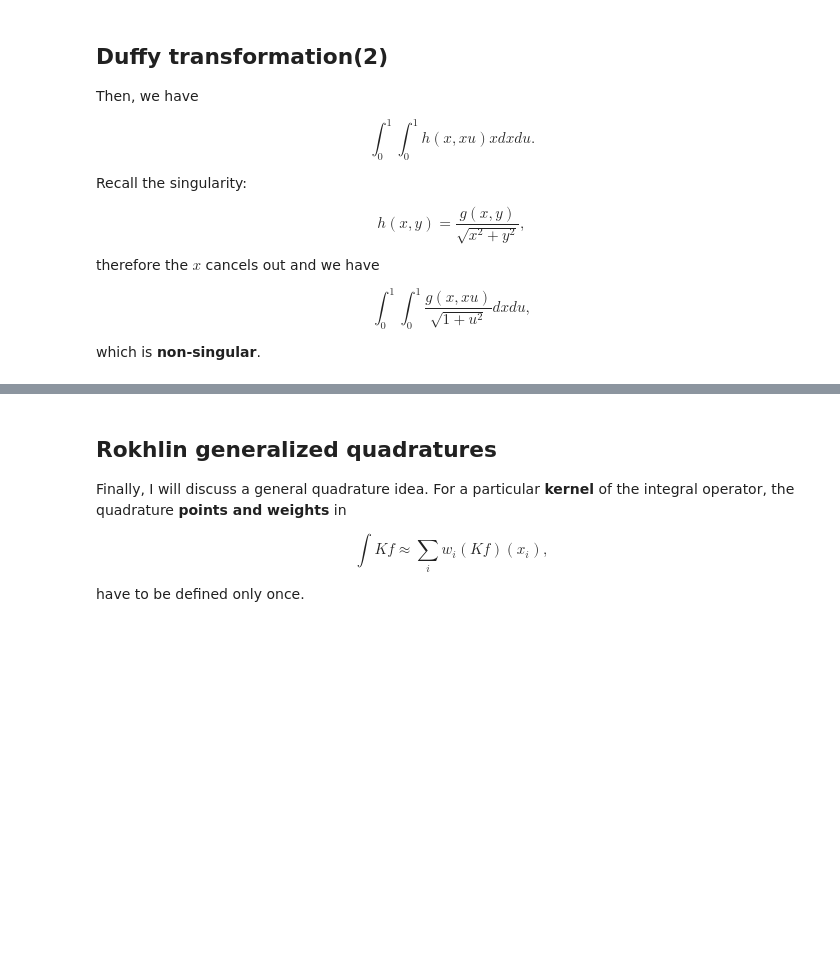
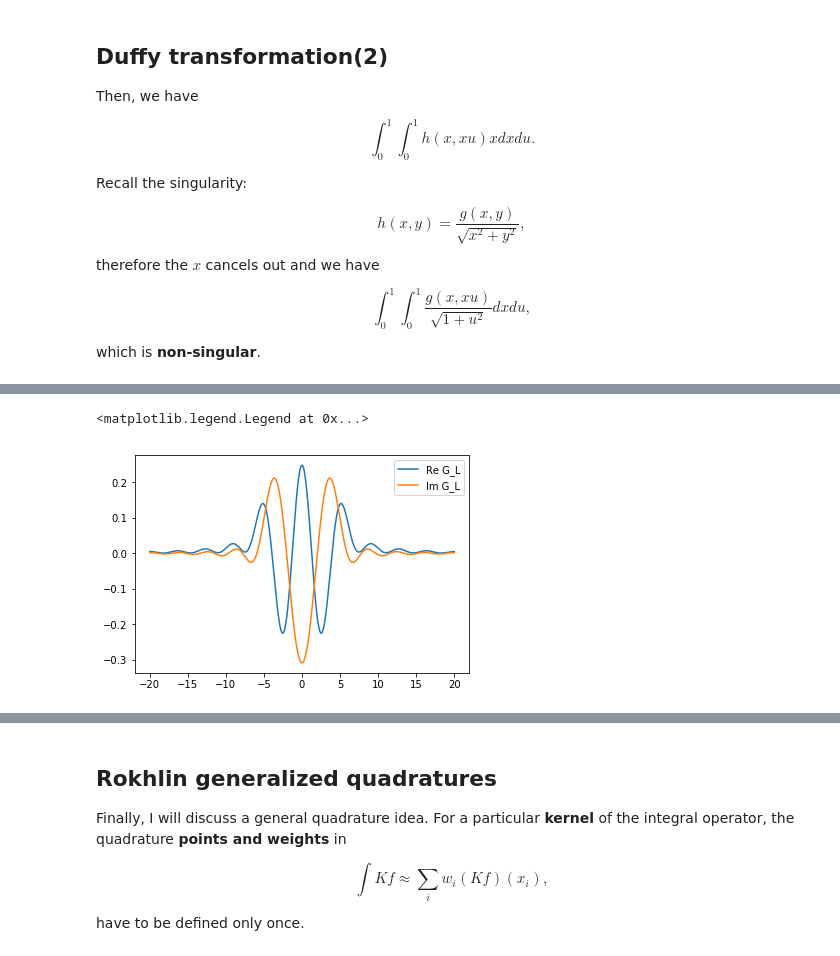
Before and after one commit to oseledets/fastpde2017, a Jupyter notebook: lectures/Lecture-2.ipynb, the cells around one changed output, grey strips where cells are left out. Drawn from its saved outputs; the diff is of its cells as text; code cells hidden in the pictures; blank space fills up the shorter version.

```diff
--- a/lectures/Lecture-2.ipynb
+++ b/lectures/Lecture-2.ipynb
@@ -333,0 +367,16 @@ which is **non-singular**.
+# %%
+import numpy as np
+import math
+import matplotlib.pyplot as plt
+%matplotlib inline
+
+def G_L(x, k, L):
+    return (-1 + np.exp(1.0j * L * k) * (np.cos(L * x) - 1.0j * k/x * np.sin(L * x)))/(k**2 - x**2)
+
+x = np.linspace(-20., 20., 1000)
+plt.plot(x, np.real(G_L(x, 4.0, np.sqrt(3))), label='Re G_L')
+plt.plot(x, np.imag(G_L(x, 4.0, np.sqrt(3))), label='Im G_L')
+plt.legend()
+# %% [output]
+<matplotlib.legend.Legend at 0x...>
+[figure, added]
```
Also changed, not shown: parts of 5 cells of this notebook.
